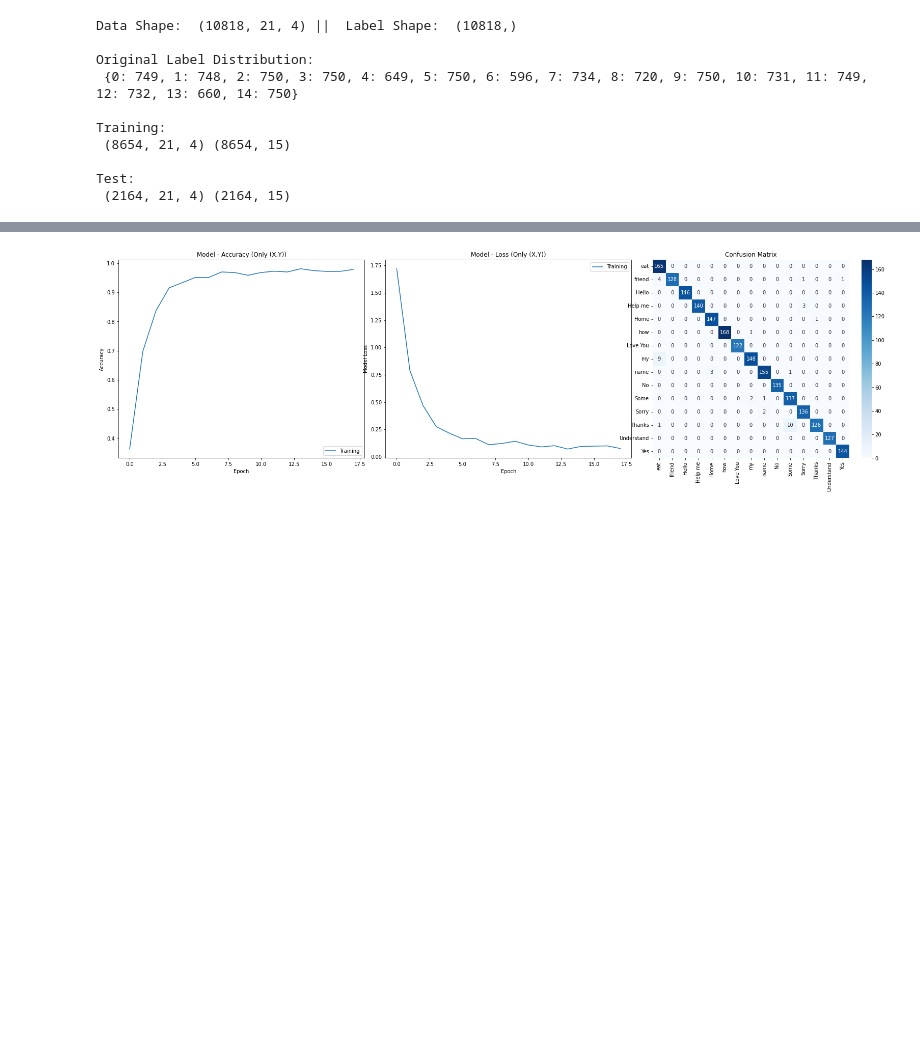
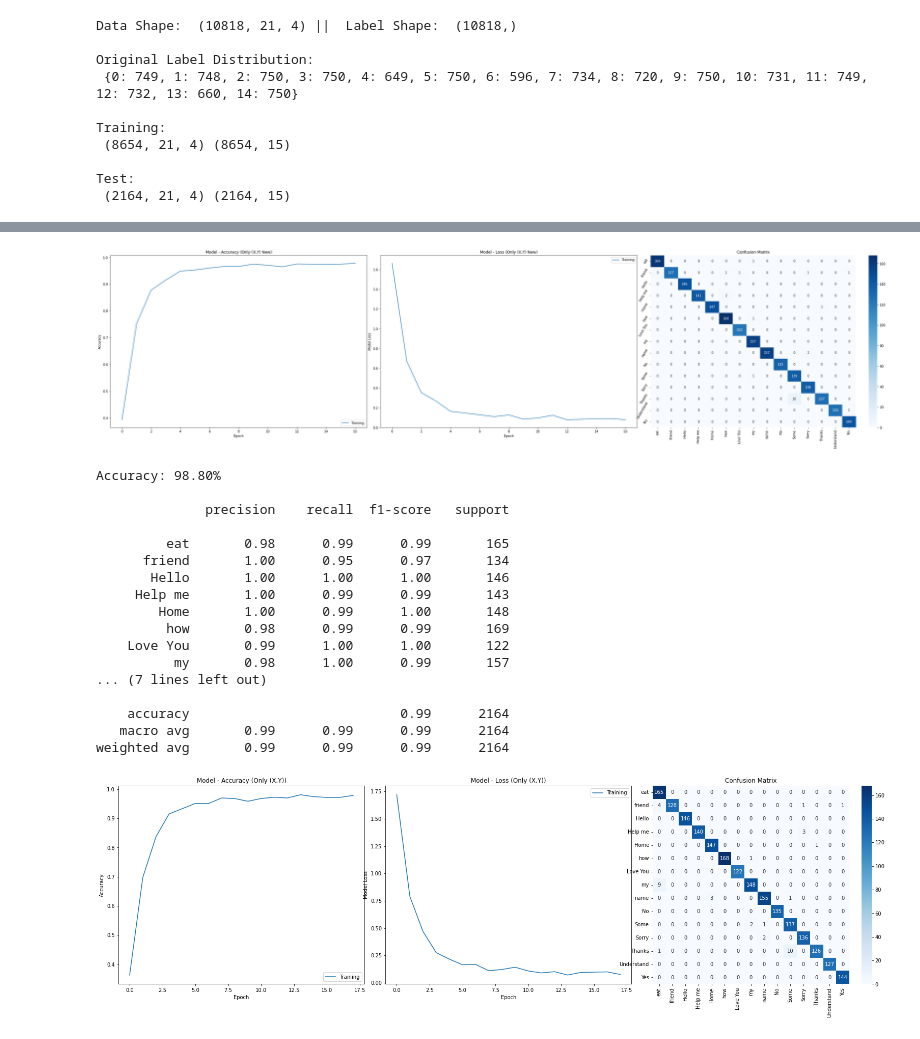
Before and after one commit to Srinivas-Natarajan/Gesture-Recognition-for-Sign-Language-Translation, a Jupyter notebook: ML/Model Training.ipynb, the cells around one changed output, grey strips where cells are left out. Saved outputs shown, nothing was run; the diff lists cells and outputs as text; code cells hidden in the pictures; blank space fills up the shorter version.

Commit message:
result updated

```diff
--- a/ML/Model Training.ipynb
+++ b/ML/Model Training.ipynb
@@ -107,7 +107,7 @@ def evaluate_model(history, X_test, y_test, model, title, actions):
 
   scores = model.evaluate((X_test),y_test, verbose=0)
 
-  fig, axs = plt.subplots(1,3, figsize=(22,6))
+  fig, axs = plt.subplots(1,3, figsize=(35,8))
   fig.tight_layout()
 
   axs[0].plot(history.history['accuracy'])
@@ -133,6 +133,7 @@ def evaluate_model(history, X_test, y_test, model, title, actions):
   cnf_matrix = confusion_matrix(y_true, prediction)
   g = sns.heatmap(cnf_matrix, annot=True, cmap='Blues', fmt='g', ax=axs[2],
                   xticklabels=target_names, yticklabels=target_names)
+  g.set_yticklabels(g.get_yticklabels(), rotation = 60)
   axs[2].set_title("Confusion Matrix")
   plt.show()
 
@@ -972,4 +973,25 @@ Epoch 18/50
 WARNING:tensorflow:Can save best model only with val_loss available, skipping.
+# %%
+only_coordinates_results_gestures = evaluate_model(history, X_test, y_test, model_xy, "Only (X,Y) New", actions)
+# %% [output]
+[figure, added]
+Accuracy: 98.80%
+
+              precision    recall  f1-score   support
+
+         eat       0.98      0.99      0.99       165
+      friend       1.00      0.95      0.97       134
+       Hello       1.00      1.00      1.00       146
+     Help me       1.00      0.99      0.99       143
+        Home       1.00      0.99      1.00       148
+         how       0.98      0.99      0.99       169
+    Love You       0.99      1.00      1.00       122
+          my       0.98      1.00      0.99       157
+... (7 lines left out)
+
+    accuracy                           0.99      2164
+   macro avg       0.99      0.99      0.99      2164
+weighted avg       0.99      0.99      0.99      2164
 # %%
 only_coordinates_results_gestures = evaluate_model(history, X_test, y_test, model_xy, "Only (X,Y)", actions)
 # %% [output]
```
Also changed, not shown: parts of 16 cells of this notebook.
